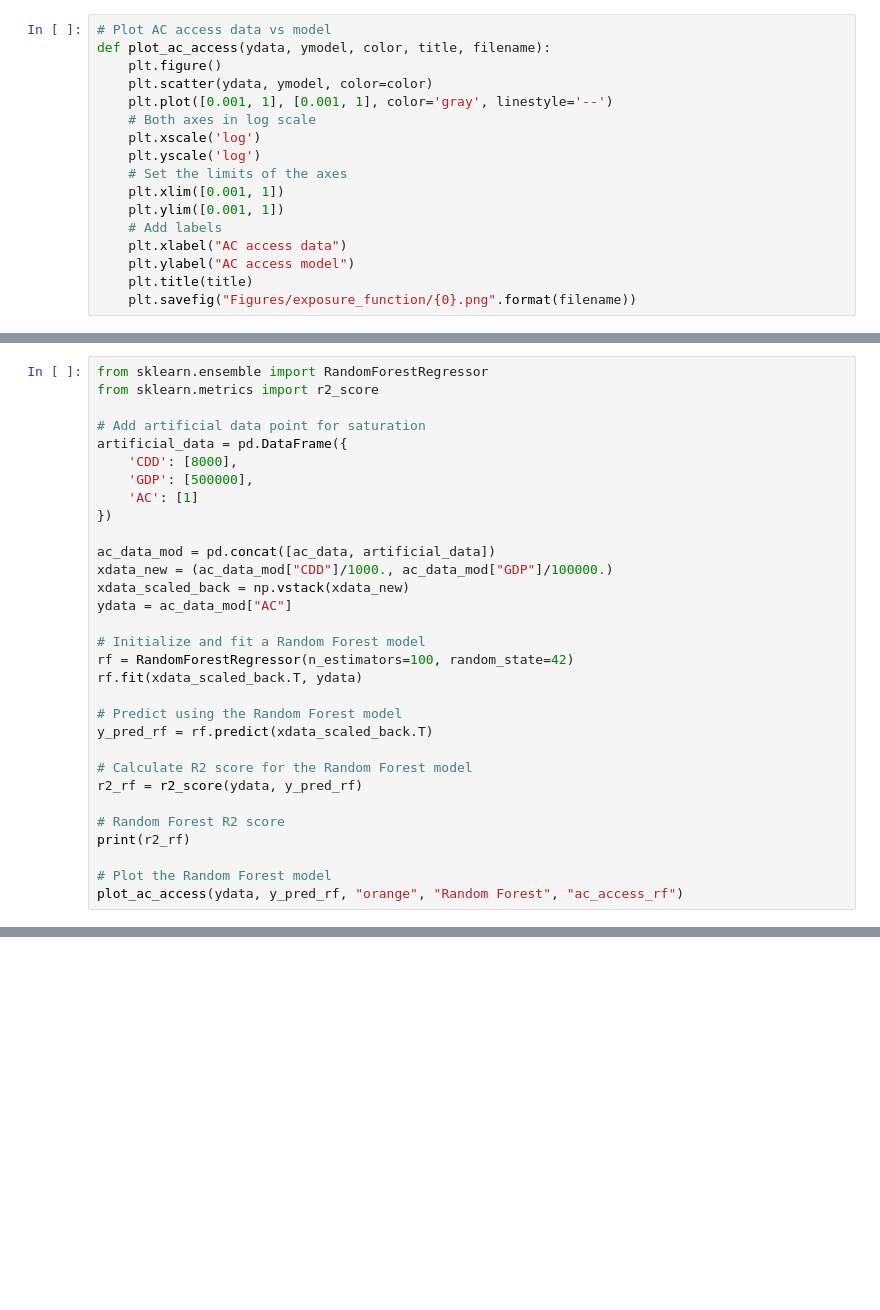
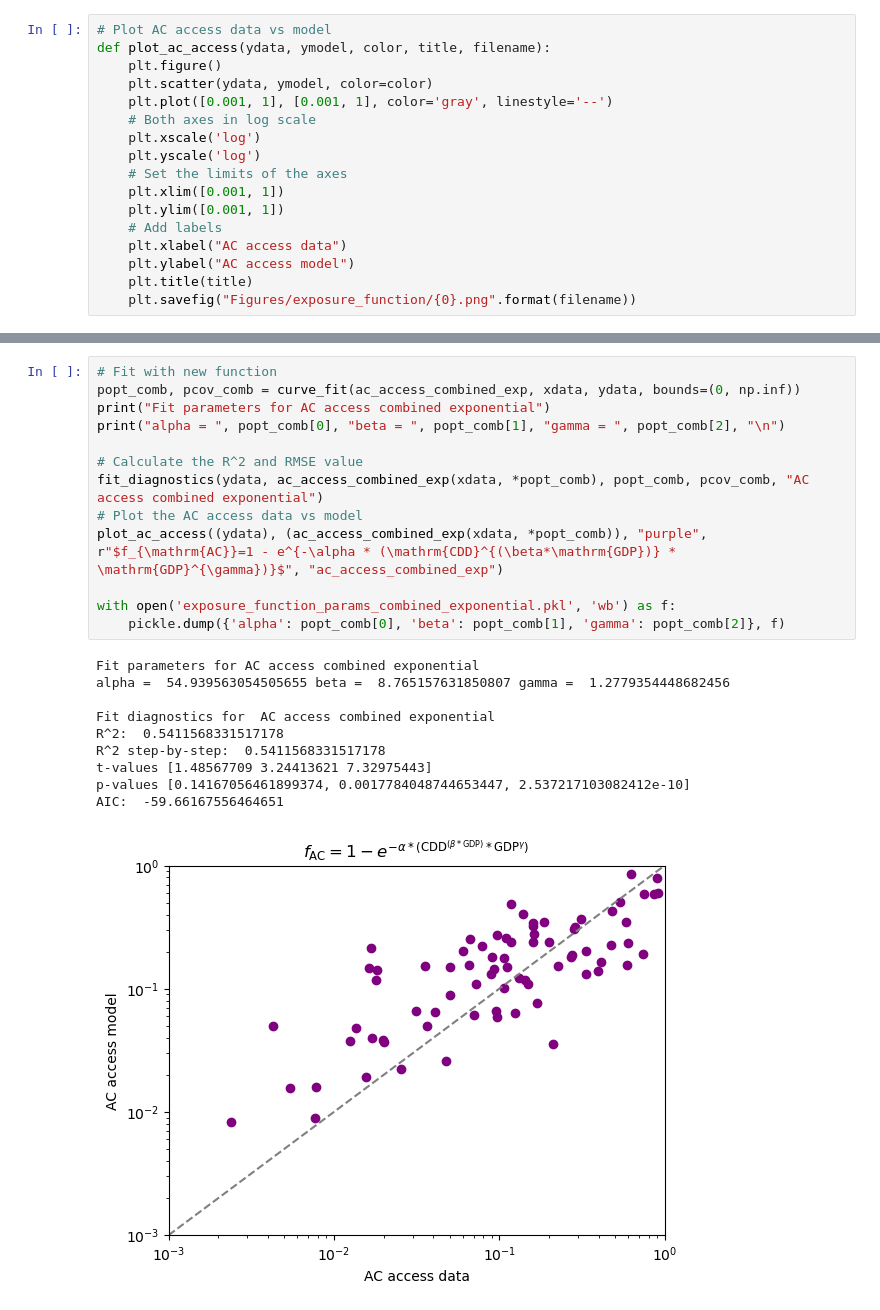
Before and after one commit to carnegie/clab_cooling_deficit_index, a Jupyter notebook: derive_ac_adoption_function.ipynb, the cells around one changed output, grey strips where cells are left out. Cells and saved outputs as stored; diff of their text form; blank space fills up the shorter version.

```diff
--- a/derive_ac_adoption_function.ipynb
+++ b/derive_ac_adoption_function.ipynb
@@ -209,31 +174,0 @@ Adjusted R^2:  0.5680449279467167
-# %%
-from sklearn.ensemble import RandomForestRegressor
-from sklearn.metrics import r2_score
-
-# Add artificial data point for saturation
-artificial_data = pd.DataFrame({
-    'CDD': [8000],
-    'GDP': [500000],
-    'AC': [1]
-})
-
-ac_data_mod = pd.concat([ac_data, artificial_data])
-xdata_new = (ac_data_mod["CDD"]/1000., ac_data_mod["GDP"]/100000.)
-xdata_scaled_back = np.vstack(xdata_new)
-ydata = ac_data_mod["AC"]
-
-# Initialize and fit a Random Forest model
-rf = RandomForestRegressor(n_estimators=100, random_state=42)
-rf.fit(xdata_scaled_back.T, ydata)
-
-# Predict using the Random Forest model
-y_pred_rf = rf.predict(xdata_scaled_back.T)
-
-# Calculate R2 score for the Random Forest model
-r2_rf = r2_score(ydata, y_pred_rf)
-
-# Random Forest R2 score
-print(r2_rf)
-
-# Plot the Random Forest model
-plot_ac_access(ydata, y_pred_rf, "orange", "Random Forest", "ac_access_rf")
@@ -275,0 +175,24 @@ plt.show()
+# %%
+# Fit with new function
+popt_comb, pcov_comb = curve_fit(ac_access_combined_exp, xdata, ydata, bounds=(0, np.inf))
+print("Fit parameters for AC access combined exponential")
+print("alpha = ", popt_comb[0], "beta = ", popt_comb[1], "gamma = ", popt_comb[2], "\n")
+
+# Calculate the R^2 and RMSE value
+fit_diagnostics(ydata, ac_access_combined_exp(xdata, *popt_comb), popt_comb, pcov_comb, "AC access combined exponential")
+# Plot the AC access data vs model
+plot_ac_access((ydata), (ac_access_combined_exp(xdata, *popt_comb)), "purple", r"$f_{\mathrm{AC}}=1 - e^{-\alpha * (\mathrm{CDD}^{(\beta*\mathrm{GDP})} * \mathrm{GDP}^{\gamma})}$", "ac_access_combined_exp")
+
+with open('exposure_function_params_combined_exponential.pkl', 'wb') as f:
+    pickle.dump({'alpha': popt_comb[0], 'beta': popt_comb[1], 'gamma': popt_comb[2]}, f)
+# %% [output]
+Fit parameters for AC access combined exponential
+alpha =  54.939563054505655 beta =  8.765157631850807 gamma =  1.2779354448682456
+
+Fit diagnostics for  AC access combined exponential
+R^2:  0.5411568331517178
+R^2 step-by-step:  0.5411568331517178
+t-values [1.48567709 3.24413621 7.32975443]
+p-values [0.14167056461899374, 0.0017784048744653447, 2.537217103082412e-10]
+AIC:  -59.66167556464651
+[figure, added]
```
Also changed, not shown: parts of 11 cells of this notebook.
